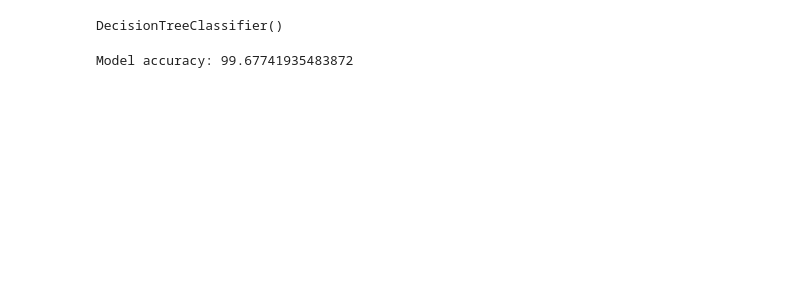
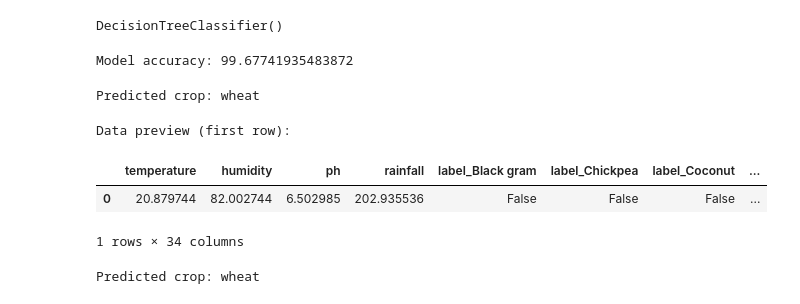
Before and after one commit to siddhant-rajhans/ML_crop-prediction, a Jupyter notebook: cp_simplified.ipynb, the cells around one changed output. Drawn from its saved outputs; the diff is of its cells as text; code cells hidden in the pictures; blank space fills up the shorter version.

Commit message:
Added crop prediction after model accuracy

```diff
--- a/Untitled.ipynb
+++ b/cp_simplified.ipynb
@@ -121,0 +138,30 @@ Model accuracy: 99.67741935483872
+# %%
+# Print the predicted crop based on the index
+print("Predicted crop:", crops[prediction])
+# %% [output]
+Predicted crop: wheat
+# %%
+
+# Show the first row of the data (assuming informative features)
+print("\nData preview (first row):")
+display(data.head(1))
+# %% [output]
+Data preview (first row):
+|  | temperature | humidity | ph | rainfall | label_Black gram | label_Chickpea | label_Coconut | ... |
+| 0 | 20.879744 | 82.002744 | 6.502985 | 202.935536 | False | False | False | ... |
+1 rows × 34 columns
+# %%
+# **Prediction using randomly selected data**
+
+# Select a random sample from the test set (replace 1 with your desired sample size)
+random_index = np.random.randint(0, len(X_test) - 1)
+random_data = X_test[random_index].reshape(1, -1)
+
+# Scale the random data using the same scaler
+random_data_scaled = scaler.transform(random_data)
+# Make prediction on the random data
+prediction = model.predict(random_data_scaled)[0]  # Get the first element
+# Print the predicted crop based on the index
+print("\nPredicted crop:", crops[prediction])
+# %% [output]
+Predicted crop: wheat
```
Also changed, not shown: parts of 8 cells of this notebook, 1 other file.
